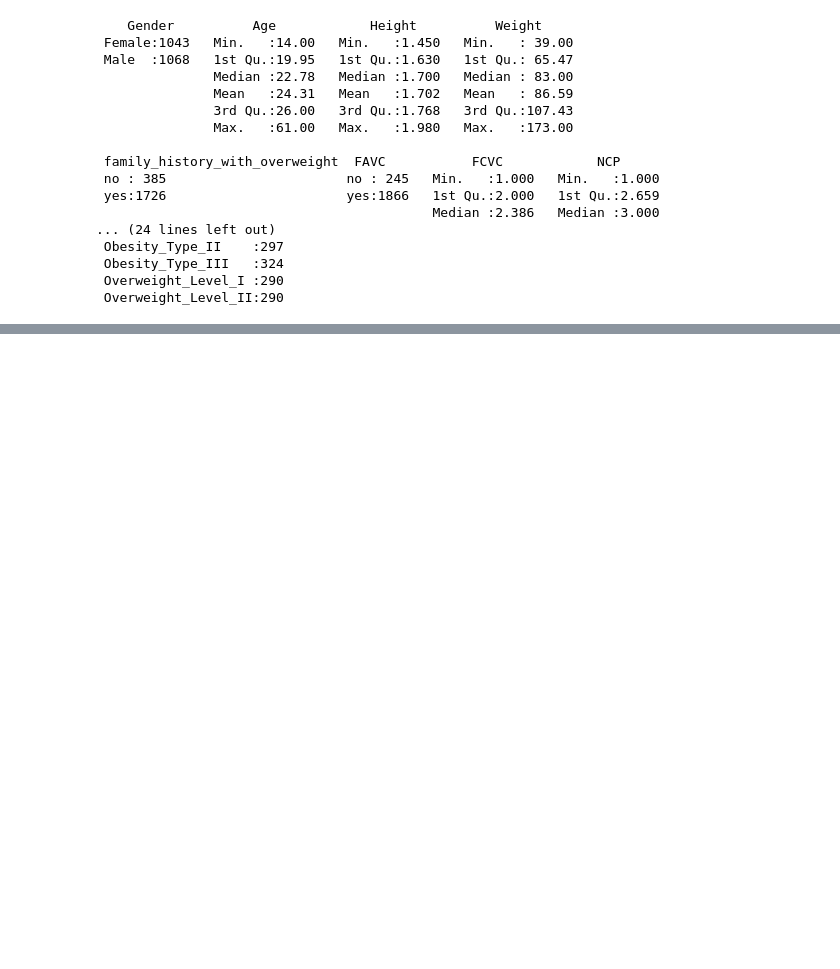
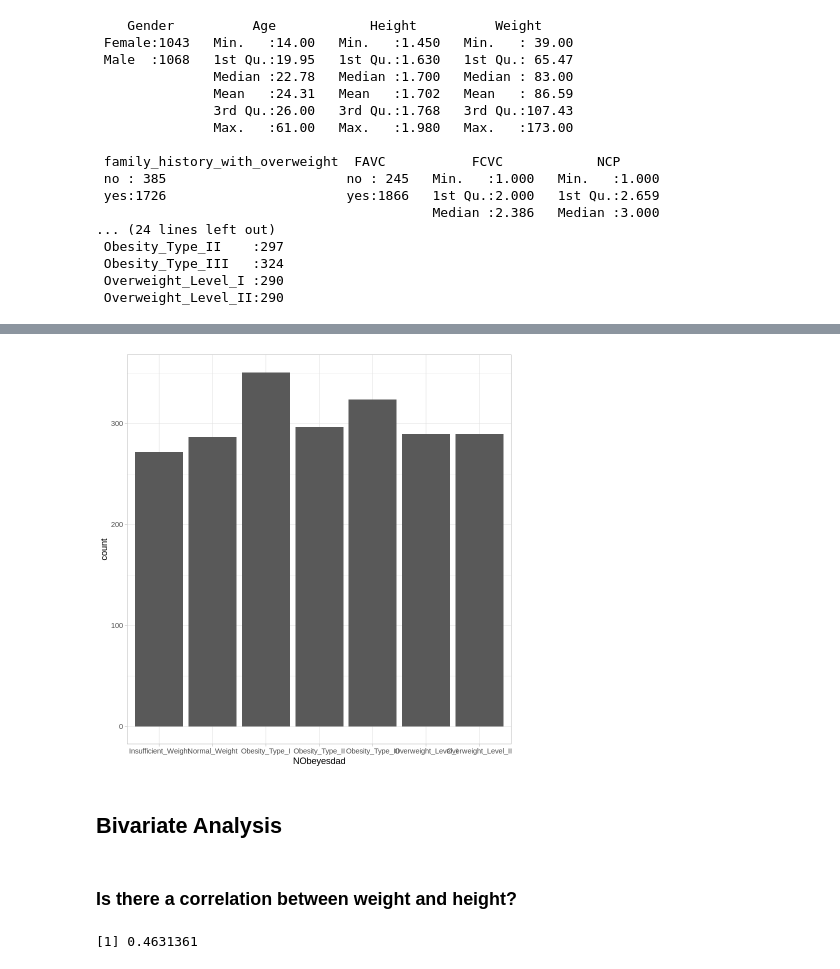
Before and after one commit to ahmedmoustafa/datasets, a Jupyter notebook: obesity/obesity_r_notebook.ipynb, the cells around one changed output, grey strips where cells are left out. Drawn from its saved outputs; the diff is of its cells as text; code cells hidden in the pictures; blank space fills up the shorter version.

```diff
--- a/obesity/obesity_r_notebook.ipynb
+++ b/obesity/obesity_r_notebook.ipynb
@@ -37,0 +109,13 @@ summary(df)
+# %%
+ggplot(df) +
+  geom_bar(aes(x = NObeyesdad))
+# %% [output]
+[figure, added]
+# %% [markdown]
+## Bivariate Analysis
+# %% [markdown]
+### Is there a correlation between weight and height?
+# %%
+cor(df$Height, df$Weight)
+# %% [output]
+[1] 0.4631361
```
Also changed, not shown: parts of 58 cells of this notebook.
